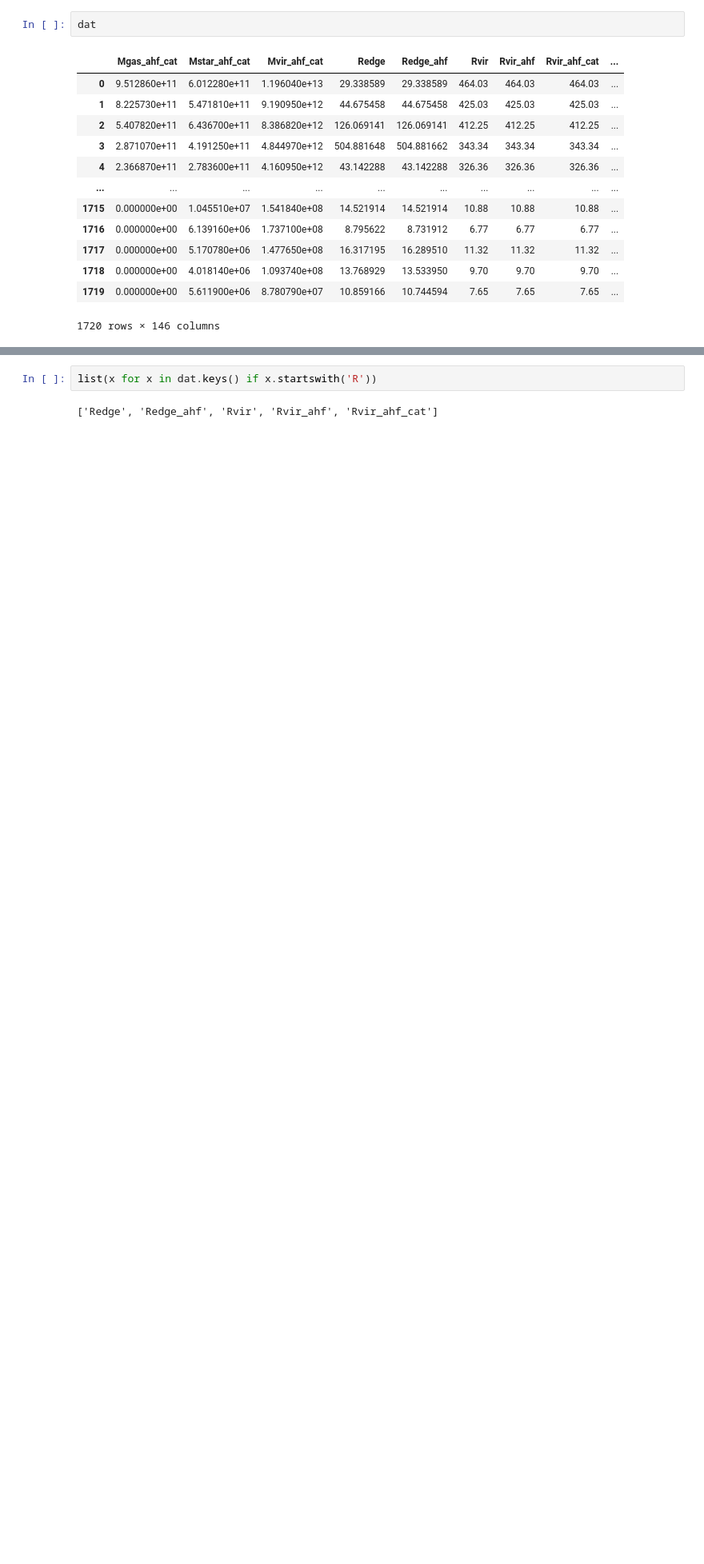
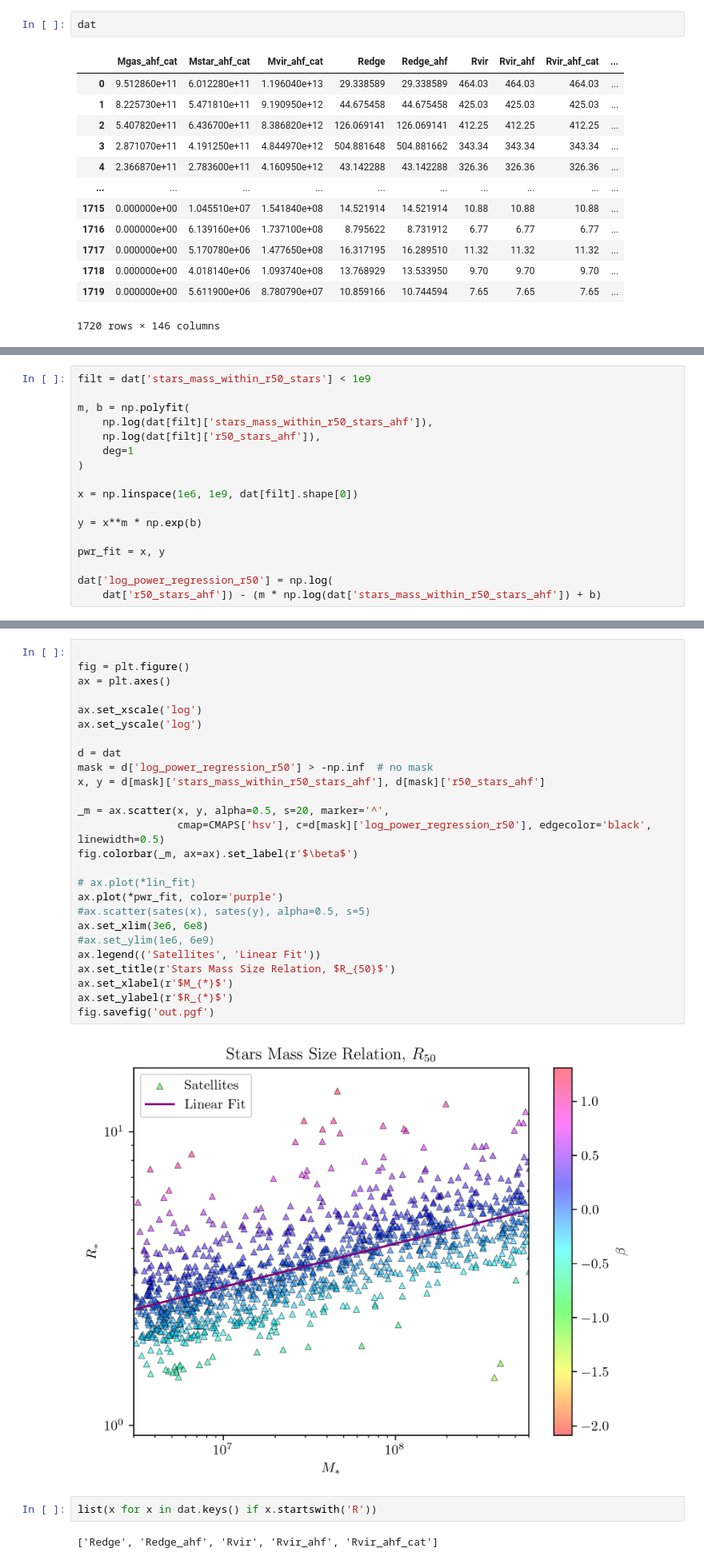
Before and after one commit to mkzeender/thesis, a Jupyter notebook: root_graph.ipynb, the cells around one changed output, grey strips where cells are left out. Shown at 80% size. Drawn from its saved outputs; the diff is of its cells as text; blank space fills up the shorter version.

```diff
--- a/root_graph.ipynb
+++ b/root_graph.ipynb
@@ -78,3 +90,20 @@ list(dat.columns)
+# %%
+filt = dat['stars_mass_within_r50_stars'] < 1e9
+
+m, b = np.polyfit(
+    np.log(dat[filt]['stars_mass_within_r50_stars_ahf']),
+    np.log(dat[filt]['r50_stars_ahf']),
+    deg=1
+)
+
+x = np.linspace(1e6, 1e9, dat[filt].shape[0])
+
+y = x**m * np.exp(b)
+
+pwr_fit = x, y
+
+dat['log_power_regression_r50'] = np.log(
+    dat['r50_stars_ahf']) - (m * np.log(dat['stars_mass_within_r50_stars_ahf']) + b)
 # %%
 def sates(arr):
     return np.fromiter((n for i, n in enumerate(arr) if dat['groupID'][i] != -1), dtype=float)
@@ -127,3 +150,31 @@ fig.savefig('out.pgf')
+# %%
+
+fig = plt.figure()
+ax = plt.axes()
+
+ax.set_xscale('log')
+ax.set_yscale('log')
+
+d = dat
+mask = d['log_power_regression_r50'] > -np.inf  # no mask
+x, y = d[mask]['stars_mass_within_r50_stars_ahf'], d[mask]['r50_stars_ahf']
+
+_m = ax.scatter(x, y, alpha=0.5, s=20, marker='^',
+                cmap=CMAPS['hsv'], c=d[mask]['log_power_regression_r50'], edgecolor='black', linewidth=0.5)
+fig.colorbar(_m, ax=ax).set_label(r'$\beta$')
+
+# ax.plot(*lin_fit)
+ax.plot(*pwr_fit, color='purple')
+#ax.scatter(sates(x), sates(y), alpha=0.5, s=5)
+ax.set_xlim(3e6, 6e8)
+#ax.set_ylim(1e6, 6e9)
+ax.legend(('Satellites', 'Linear Fit'))
+ax.set_title(r'Stars Mass Size Relation, $R_{50}$')
+ax.set_xlabel(r'$M_{*}$')
+ax.set_ylabel(r'$R_{*}$')
+fig.savefig('out.pgf')
+# %% [output]
+[figure, added]
 # %%
 list(x for x in dat.keys() if x.startswith('R'))
 # %% [output]
```
Also changed, not shown: parts of 15 cells of this notebook.
